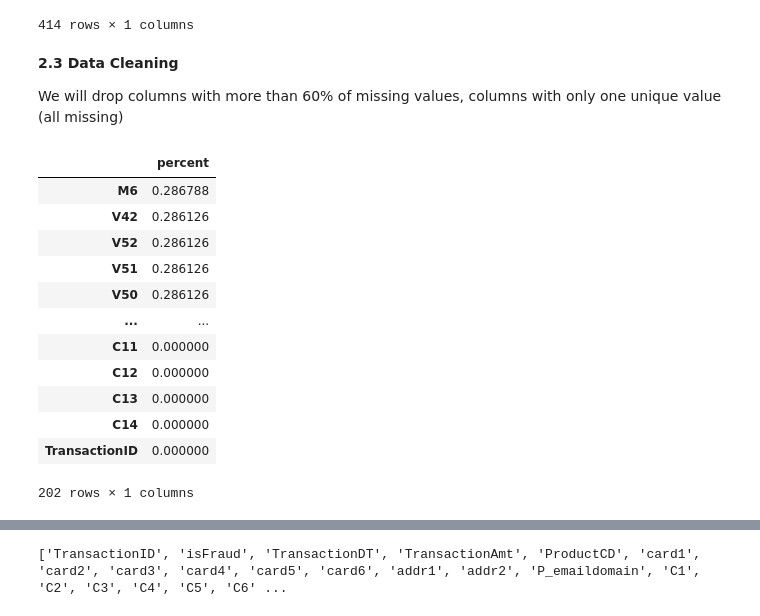
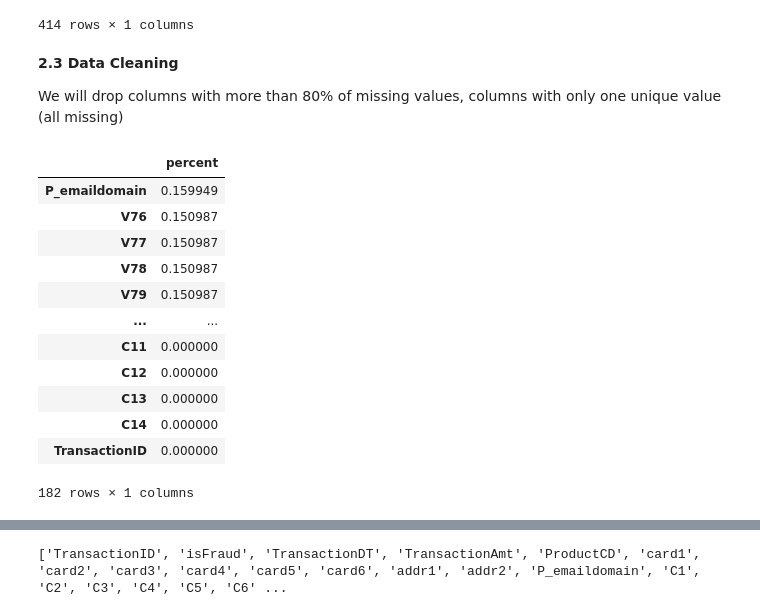
Before and after one commit to ddddaisi/springboard, a Jupyter notebook: Capstone 2 Fraud Detection/Step 2 Data Wrangling.ipynb, the cells around one changed output, grey strips where cells are left out. Drawn from its saved outputs; the diff is of its cells as text; code cells hidden in the pictures.

```diff
--- a/Capstone 2 Fraud Detection/Step 2 Data Wrangling.ipynb
+++ b/Capstone 2 Fraud Detection/Step 2 Data Wrangling.ipynb
@@ -45,6 +45,6 @@ import numpy as np
 *Data Loading and Organization*
 # %%
 %%time
-train_transaction = pd.read_csv('/Users/huluhulu/Desktop/Capstone 2 Fraud Detection/data/train_transaction.csv')
+train_transaction = pd.read_csv('.../data/train_transaction.csv')
 train_identity = pd.read_csv('.../data/train_identity.csv')
 # %% [output]
@@ -203,26 +203,25 @@ nas[nas['percent'] > 0]
 # %% [markdown]
 **2.3 Data Cleaning**
 
-We will drop columns with more than 60% of missing values, columns with only one unique value (all missing)
+We will drop columns with more than 80% of missing values, columns with only one unique value (all missing)
 # %%
-# filter out features that have more than 60% of missing data
-nas = pd.DataFrame(data.isnull().sum().sort_values(ascending=False)/len(data),columns = ['percent'])
-data_new = nas['percent'] < 0.4
+# filter out features that have more than 80% of missing data
+data_new = nas['percent'] < 0.2
 nas[data_new]
 # %% [output]
 |  | percent |
-| M6 | 0.286788 |
-| V42 | 0.286126 |
-| V52 | 0.286126 |
-| V51 | 0.286126 |
-| V50 | 0.286126 |
+| P_emaildomain | 0.159949 |
+| V76 | 0.150987 |
+| V77 | 0.150987 |
+| V78 | 0.150987 |
+| V79 | 0.150987 |
 | ... | ... |
 | C11 | 0.000000 |
 | C12 | 0.000000 |
 | C13 | 0.000000 |
 | C14 | 0.000000 |
 | TransactionID | 0.000000 |
-202 rows × 1 columns
+182 rows × 1 columns
 # %%
 df = data.loc[:, data_new]
 df.head()
```
Also changed, not shown: parts of 10 cells of this notebook.
